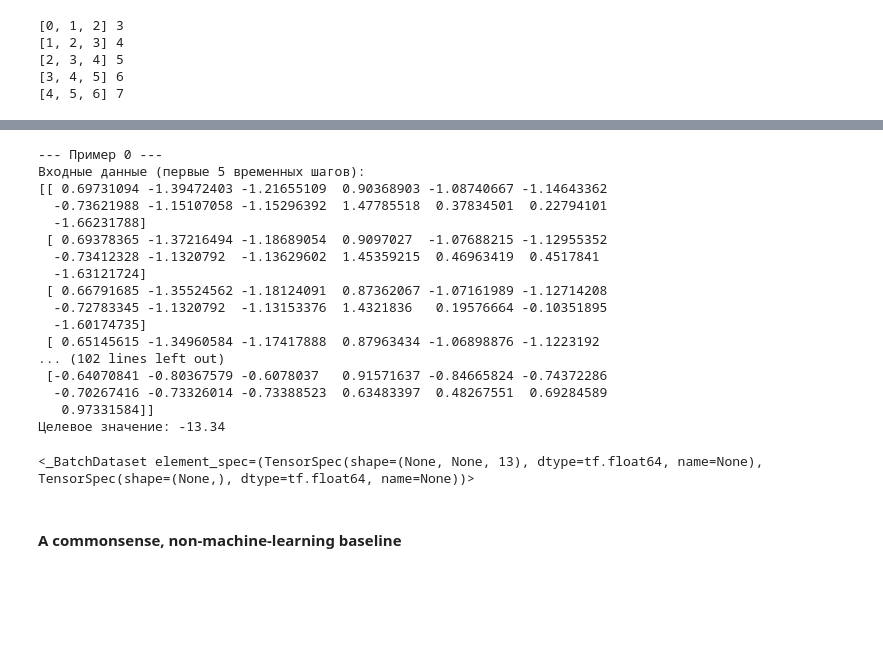
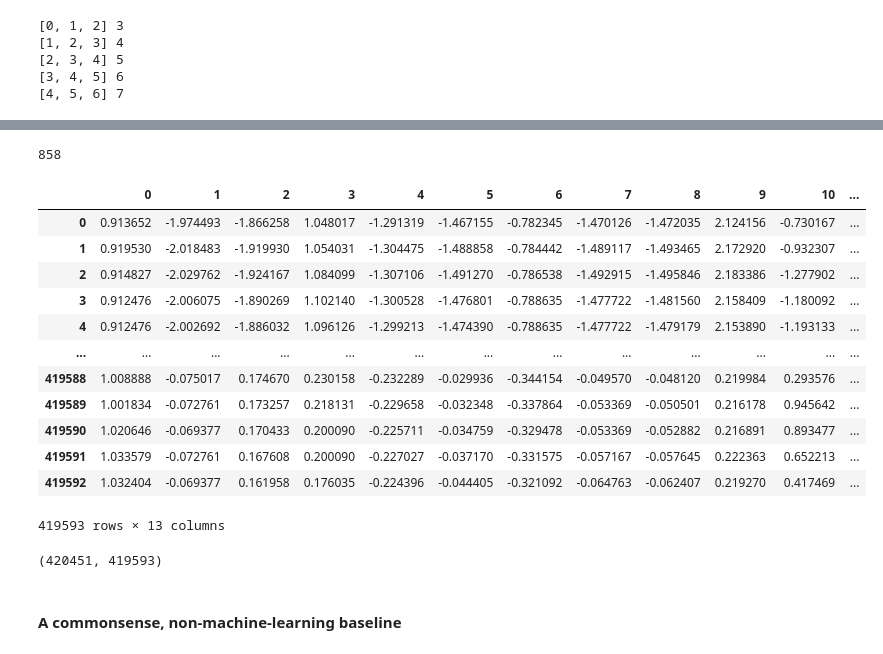
Before and after one commit to MinyaevAndrey/fchollet-deep-learning-with-python-notebooks, a Jupyter notebook: chapter13_timeseries-forecasting.ipynb, the cells around one changed output, grey strips where cells are left out. Drawn from its saved outputs; the diff is of its cells as text; code cells hidden in the pictures; blank space fills up the shorter version.

```diff
--- a/chapter13_timeseries-forecasting.ipynb
+++ b/chapter13_timeseries-forecasting.ipynb
@@ -164,34 +215 @@ test_dataset = keras.utils.timeseries_dataset_from_array(
 )
-# %%
-c = 0
-for inputs, targets in train_dataset:
-    for i in range(min(inputs.shape[0], 3)):  # только первые 3 примера в батче
-        print(f"\n--- Пример {i} ---")
-        print(f"Входные данные (первые 5 временных шагов):")
-        print(inputs[i][:5].numpy())  # показываем первые 5 шагов
-        print(f"Целевое значение: {targets[i].numpy()}")
-    c += 1
-    if c == 2:  # первые 2 батча
-        break
-# %% [output]
---- Пример 0 ---
-Входные данные (первые 5 временных шагов):
-[[ 0.69731094 -1.39472403 -1.21655109  0.90368903 -1.08740667 -1.14643362
-  -0.73621988 -1.15107058 -1.15296392  1.47785518  0.37834501  0.22794101
-  -1.66231788]
- [ 0.69378365 -1.37216494 -1.18689054  0.9097027  -1.07688215 -1.12955352
-  -0.73412328 -1.1320792  -1.13629602  1.45359215  0.46963419  0.4517841
-  -1.63121724]
- [ 0.66791685 -1.35524562 -1.18124091  0.87362067 -1.07161989 -1.12714208
-  -0.72783345 -1.1320792  -1.13153376  1.4321836   0.19576664 -0.10351895
-  -1.60174735]
- [ 0.65145615 -1.34960584 -1.17417888  0.87963434 -1.06898876 -1.1223192
-... (102 lines left out)
- [-0.64070841 -0.80367579 -0.6078037   0.91571637 -0.84665824 -0.74372286
-  -0.70267416 -0.73326014 -0.73388523  0.63483397  0.48267551  0.69284589
-   0.97331584]]
-Целевое значение: -13.34
-# %%
-train_dataset
-# %% [output]
-<_BatchDataset element_spec=(TensorSpec(shape=(None, None, 13), dtype=tf.float64, name=None), TensorSpec(shape=(None,), dtype=tf.float64, name=None))>
@@ -203,3 +216,27 @@ for samples, targets in train_dataset:
+# %%
+delay
+# %% [output]
+858
+# %%
+pd.DataFrame(data=raw_data[:-delay])
+# %% [output]
+|  | 0 | 1 | 2 | 3 | 4 | 5 | 6 | 7 | 8 | 9 | 10 | ... |
+| 0 | 0.913652 | -1.974493 | -1.866258 | 1.048017 | -1.291319 | -1.467155 | -0.782345 | -1.470126 | -1.472035 | 2.124156 | -0.730167 | ... |
+| 1 | 0.919530 | -2.018483 | -1.919930 | 1.054031 | -1.304475 | -1.488858 | -0.784442 | -1.489117 | -1.493465 | 2.172920 | -0.932307 | ... |
+| 2 | 0.914827 | -2.029762 | -1.924167 | 1.084099 | -1.307106 | -1.491270 | -0.786538 | -1.492915 | -1.495846 | 2.183386 | -1.277902 | ... |
+| 3 | 0.912476 | -2.006075 | -1.890269 | 1.102140 | -1.300528 | -1.476801 | -0.788635 | -1.477722 | -1.481560 | 2.158409 | -1.180092 | ... |
+| 4 | 0.912476 | -2.002692 | -1.886032 | 1.096126 | -1.299213 | -1.474390 | -0.788635 | -1.477722 | -1.479179 | 2.153890 | -1.193133 | ... |
+| ... | ... | ... | ... | ... | ... | ... | ... | ... | ... | ... | ... | ... |
+| 419588 | 1.008888 | -0.075017 | 0.174670 | 0.230158 | -0.232289 | -0.029936 | -0.344154 | -0.049570 | -0.048120 | 0.219984 | 0.293576 | ... |
+| 419589 | 1.001834 | -0.072761 | 0.173257 | 0.218131 | -0.229658 | -0.032348 | -0.337864 | -0.053369 | -0.050501 | 0.216178 | 0.945642 | ... |
+| 419590 | 1.020646 | -0.069377 | 0.170433 | 0.200090 | -0.225711 | -0.034759 | -0.329478 | -0.053369 | -0.052882 | 0.216891 | 0.893477 | ... |
+| 419591 | 1.033579 | -0.072761 | 0.167608 | 0.200090 | -0.227027 | -0.037170 | -0.331575 | -0.057167 | -0.057645 | 0.222363 | 0.652213 | ... |
+| 419592 | 1.032404 | -0.069377 | 0.161958 | 0.176035 | -0.224396 | -0.044405 | -0.321092 | -0.064763 | -0.062407 | 0.219270 | 0.417469 | ... |
+419593 rows × 13 columns
+# %%
+len(raw_data), len(raw_data[:-delay])
+# %% [output]
+(420451, 419593)
 # %% [markdown]
 #### A commonsense, non-machine-learning baseline
 # %%
```
Also changed, not shown: parts of 15 cells of this notebook.
